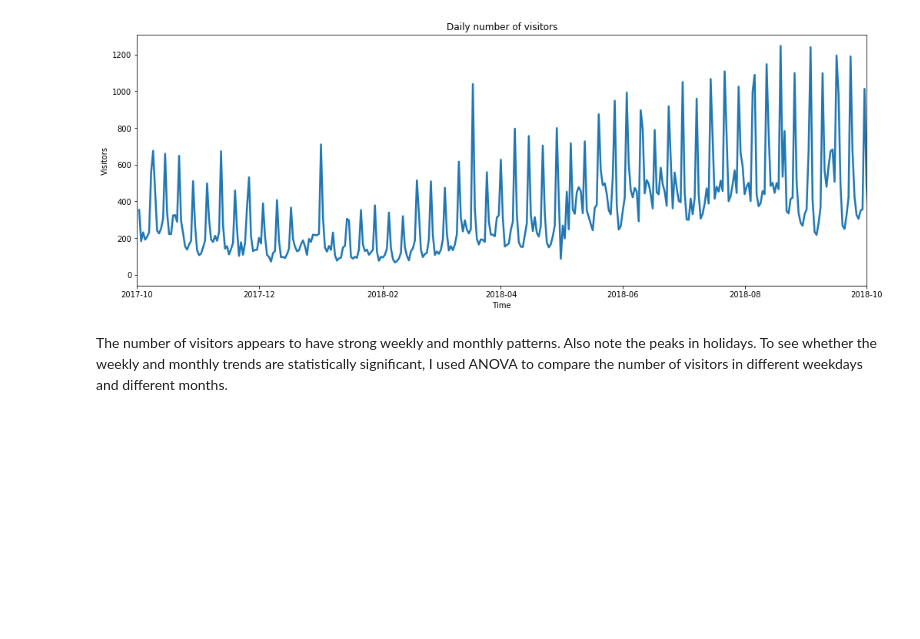
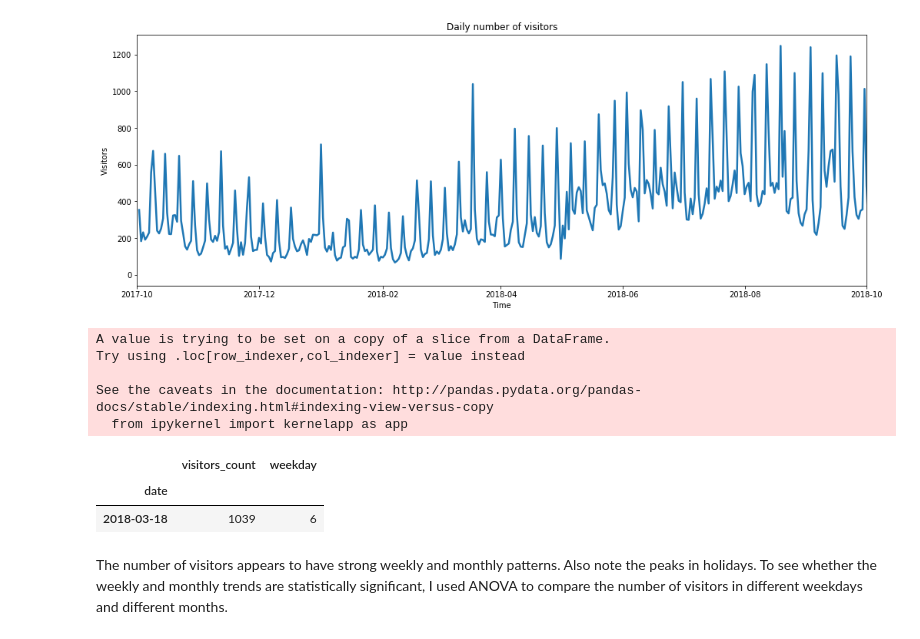
Before and after one commit to angang-li/airbnb_data_analysis, a Jupyter notebook: explore_part2.ipynb, the cells around one changed output. Saved outputs shown, nothing was run; the diff lists cells and outputs as text; code cells hidden in the pictures; blank space fills up the shorter version.

```diff
--- a/explore_part2.ipynb
+++ b/explore_part2.ipynb
@@ -318,3 +366,21 @@ plt.xlim(datetime.datetime(2017, 10, 1), datetime.datetime(2018, 10, 1))
 plt.savefig('figures/demand_over_time.png')
 # %% [output]
 [figure]
+# %%
+# The first peak corresponds to New Year's Day
+daily_demand['weekday'] = daily_demand.index.weekday
+daily_demand.loc[(daily_demand.index.month.isin([1,12]))
+                 & (daily_demand['visitors_count'] > 600)]
+
+# The second peak corresponds to St Patrick's Day
+daily_demand.loc[(daily_demand.index.month == 3)
+                 & (daily_demand['visitors_count'] > 900)]
+# %% [output]
+A value is trying to be set on a copy of a slice from a DataFrame.
+Try using .loc[row_indexer,col_indexer] = value instead
+
+See the caveats in the documentation: http://pandas.pydata.org/pandas-docs/stable/indexing.html#indexing-view-versus-copy
+  from ipykernel import kernelapp as app
+|  | visitors_count | weekday |
+| date |  |  |
+| 2018-03-18 | 1039 | 6 |
```
Also changed, not shown: parts of 10 cells of this notebook, 4 other files.
